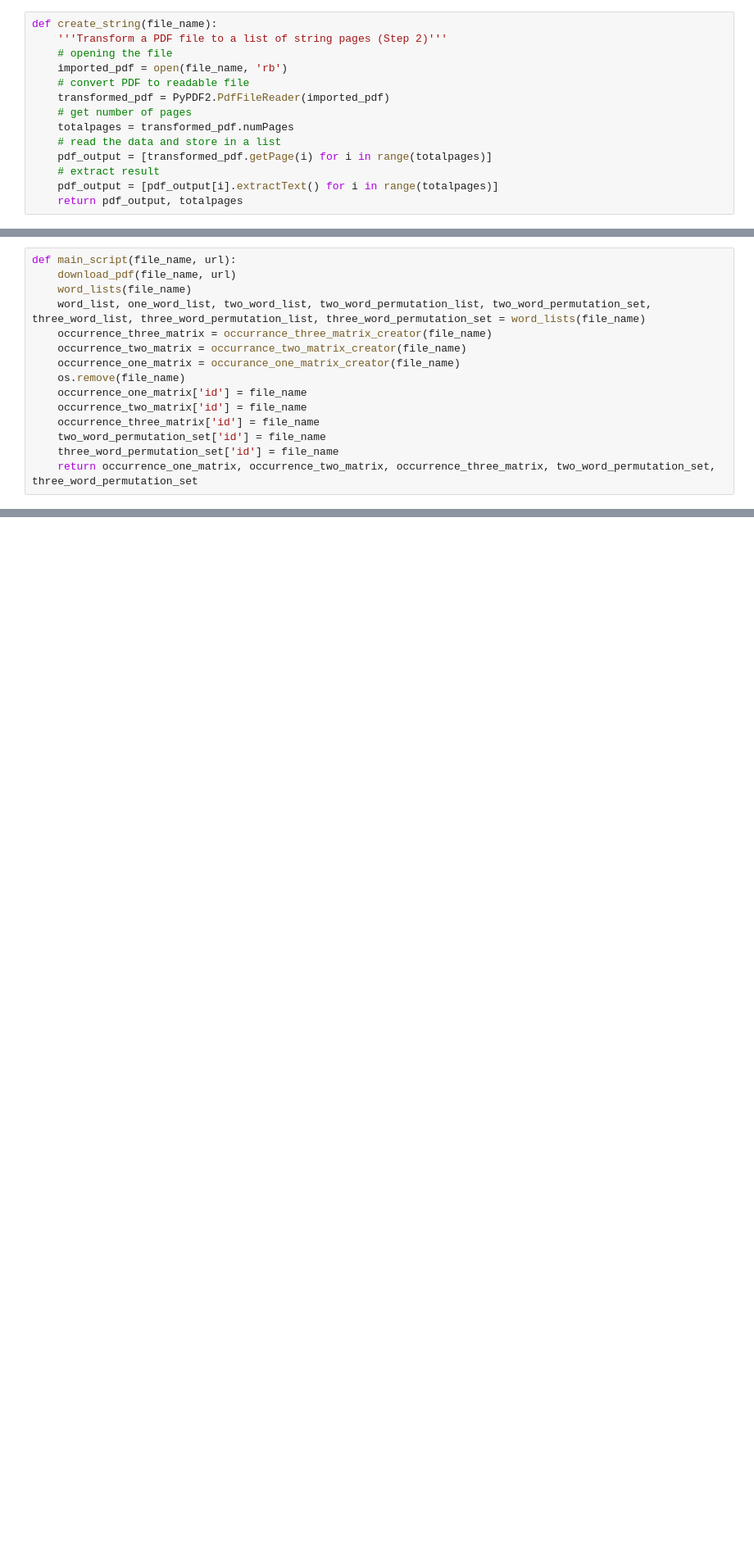
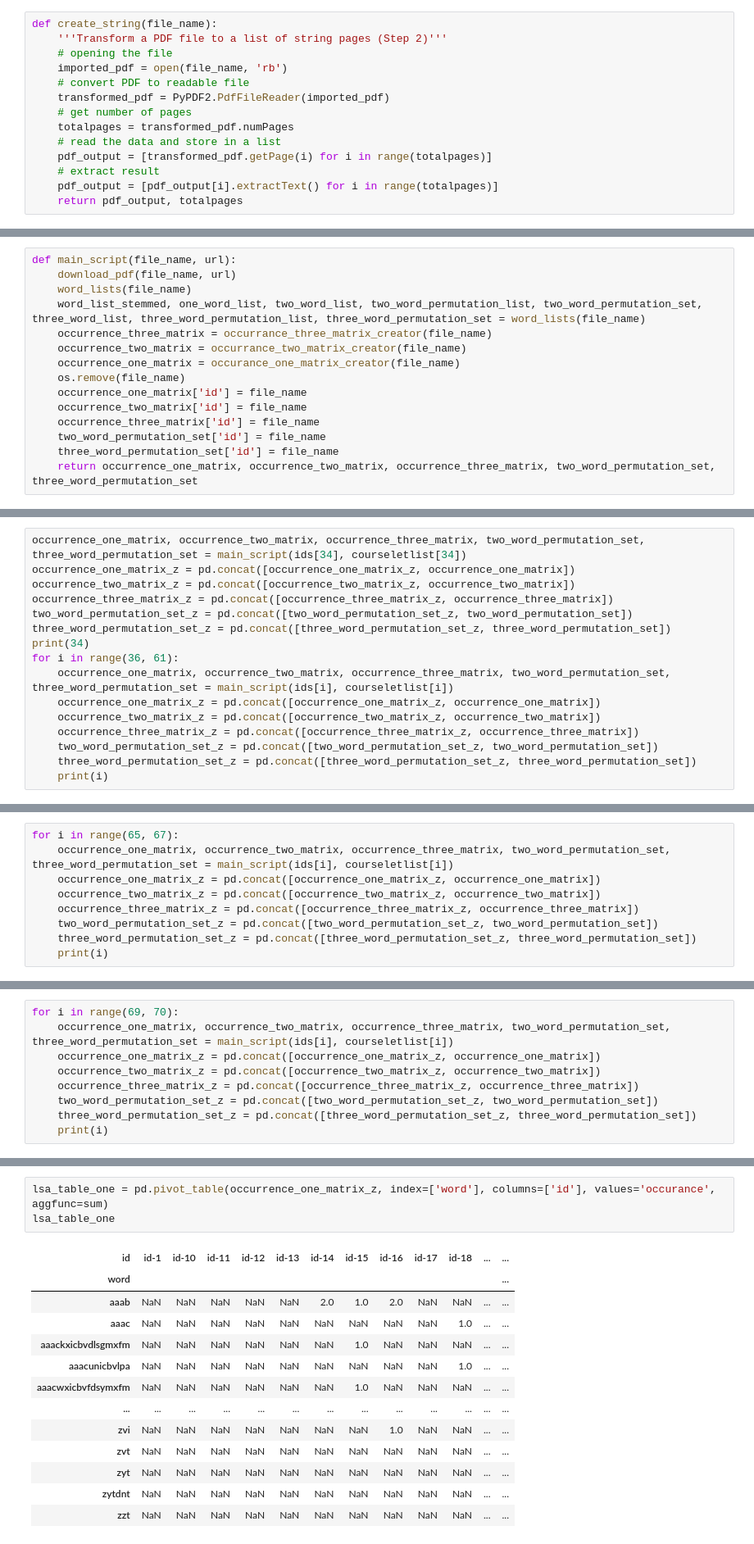
Before and after one commit to IvanKotik/Word-cloud-Search-engine-optimisation-, a Jupyter notebook: WIP-copulae-creator.ipynb, the cells around one changed output, grey strips where cells are left out. Shown at 82% size. Saved outputs shown, nothing was run; the diff lists cells and outputs as text; blank space fills up the shorter version.

```diff
--- a/WIP-copulae-creator.ipynb
+++ b/WIP-copulae-creator.ipynb
@@ -273,7 +279,7 @@ def occurance_one_matrix_creator(file_name):
 def main_script(file_name, url):
     download_pdf(file_name, url)
     word_lists(file_name)
-    word_list, one_word_list, two_word_list, two_word_permutation_list, two_word_permutation_set, three_word_list, three_word_permutation_list, three_word_permutation_set = word_lists(file_name)
+    word_list_stemmed, one_word_list, two_word_list, two_word_permutation_list, two_word_permutation_set, three_word_list, three_word_permutation_list, three_word_permutation_set = word_lists(file_name)
     occurrence_three_matrix = occurrance_three_matrix_creator(file_name)
     occurrence_two_matrix = occurrance_two_matrix_creator(file_name)
     occurrence_one_matrix = occurance_one_matrix_creator(file_name)
@@ -299,0 +324,16 @@ IndexError: index 79 is out of bounds for axis 0 with size 79
+# %%
+occurrence_one_matrix, occurrence_two_matrix, occurrence_three_matrix, two_word_permutation_set, three_word_permutation_set = main_script(ids[34], courseletlist[34])
+occurrence_one_matrix_z = pd.concat([occurrence_one_matrix_z, occurrence_one_matrix])
+occurrence_two_matrix_z = pd.concat([occurrence_two_matrix_z, occurrence_two_matrix])
+occurrence_three_matrix_z = pd.concat([occurrence_three_matrix_z, occurrence_three_matrix])
+two_word_permutation_set_z = pd.concat([two_word_permutation_set_z, two_word_permutation_set])
+three_word_permutation_set_z = pd.concat([three_word_permutation_set_z, three_word_permutation_set])
+print(34)
+for i in range(36, 61):
+    occurrence_one_matrix, occurrence_two_matrix, occurrence_three_matrix, two_word_permutation_set, three_word_permutation_set = main_script(ids[i], courseletlist[i])
+    occurrence_one_matrix_z = pd.concat([occurrence_one_matrix_z, occurrence_one_matrix])
+    occurrence_two_matrix_z = pd.concat([occurrence_two_matrix_z, occurrence_two_matrix])
+    occurrence_three_matrix_z = pd.concat([occurrence_three_matrix_z, occurrence_three_matrix])
+    two_word_permutation_set_z = pd.concat([two_word_permutation_set_z, two_word_permutation_set])
+    three_word_permutation_set_z = pd.concat([three_word_permutation_set_z, three_word_permutation_set])
+    print(i)
@@ -299,0 +401,9 @@ IndexError: index 79 is out of bounds for axis 0 with size 79
+# %%
+for i in range(65, 67):
+    occurrence_one_matrix, occurrence_two_matrix, occurrence_three_matrix, two_word_permutation_set, three_word_permutation_set = main_script(ids[i], courseletlist[i])
+    occurrence_one_matrix_z = pd.concat([occurrence_one_matrix_z, occurrence_one_matrix])
+    occurrence_two_matrix_z = pd.concat([occurrence_two_matrix_z, occurrence_two_matrix])
+    occurrence_three_matrix_z = pd.concat([occurrence_three_matrix_z, occurrence_three_matrix])
+    two_word_permutation_set_z = pd.concat([two_word_permutation_set_z, two_word_permutation_set])
+    three_word_permutation_set_z = pd.concat([three_word_permutation_set_z, three_word_permutation_set])
+    print(i)
@@ -299,0 +413,9 @@ IndexError: index 79 is out of bounds for axis 0 with size 79
+# %%
+for i in range(69, 70):
+    occurrence_one_matrix, occurrence_two_matrix, occurrence_three_matrix, two_word_permutation_set, three_word_permutation_set = main_script(ids[i], courseletlist[i])
+    occurrence_one_matrix_z = pd.concat([occurrence_one_matrix_z, occurrence_one_matrix])
+    occurrence_two_matrix_z = pd.concat([occurrence_two_matrix_z, occurrence_two_matrix])
+    occurrence_three_matrix_z = pd.concat([occurrence_three_matrix_z, occurrence_three_matrix])
+    two_word_permutation_set_z = pd.concat([two_word_permutation_set_z, two_word_permutation_set])
+    three_word_permutation_set_z = pd.concat([three_word_permutation_set_z, three_word_permutation_set])
+    print(i)
@@ -299,0 +424,17 @@ IndexError: index 79 is out of bounds for axis 0 with size 79
+# %%
+lsa_table_one = pd.pivot_table(occurrence_one_matrix_z, index=['word'], columns=['id'], values='occurance', aggfunc=sum)
+lsa_table_one
+# %% [output]
+| id | id-1 | id-10 | id-11 | id-12 | id-13 | id-14 | id-15 | id-16 | id-17 | id-18 | ... | ... |
+| word |  |  |  |  |  |  |  |  |  |  |  | ... |
+| aaab | NaN | NaN | NaN | NaN | NaN | 2.0 | 1.0 | 2.0 | NaN | NaN | ... | ... |
+| aaac | NaN | NaN | NaN | NaN | NaN | NaN | NaN | NaN | NaN | 1.0 | ... | ... |
+| aaackxicbvdlsgmxfm | NaN | NaN | NaN | NaN | NaN | NaN | 1.0 | NaN | NaN | NaN | ... | ... |
+| aaacunicbvlpa | NaN | NaN | NaN | NaN | NaN | NaN | NaN | NaN | NaN | 1.0 | ... | ... |
+| aaacwxicbvfdsymxfm | NaN | NaN | NaN | NaN | NaN | NaN | 1.0 | NaN | NaN | NaN | ... | ... |
+| ... | ... | ... | ... | ... | ... | ... | ... | ... | ... | ... | ... | ... |
+| zvi | NaN | NaN | NaN | NaN | NaN | NaN | NaN | 1.0 | NaN | NaN | ... | ... |
+| zvt | NaN | NaN | NaN | NaN | NaN | NaN | NaN | NaN | NaN | NaN | ... | ... |
+| zyt | NaN | NaN | NaN | NaN | NaN | NaN | NaN | NaN | NaN | NaN | ... | ... |
+| zytdnt | NaN | NaN | NaN | NaN | NaN | NaN | NaN | NaN | NaN | NaN | ... | ... |
+| zzt | NaN | NaN | NaN | NaN | NaN | NaN | NaN | NaN | NaN | NaN | ... | ... |
```
Also changed, not shown: parts of 22 cells of this notebook, 1 other file.
